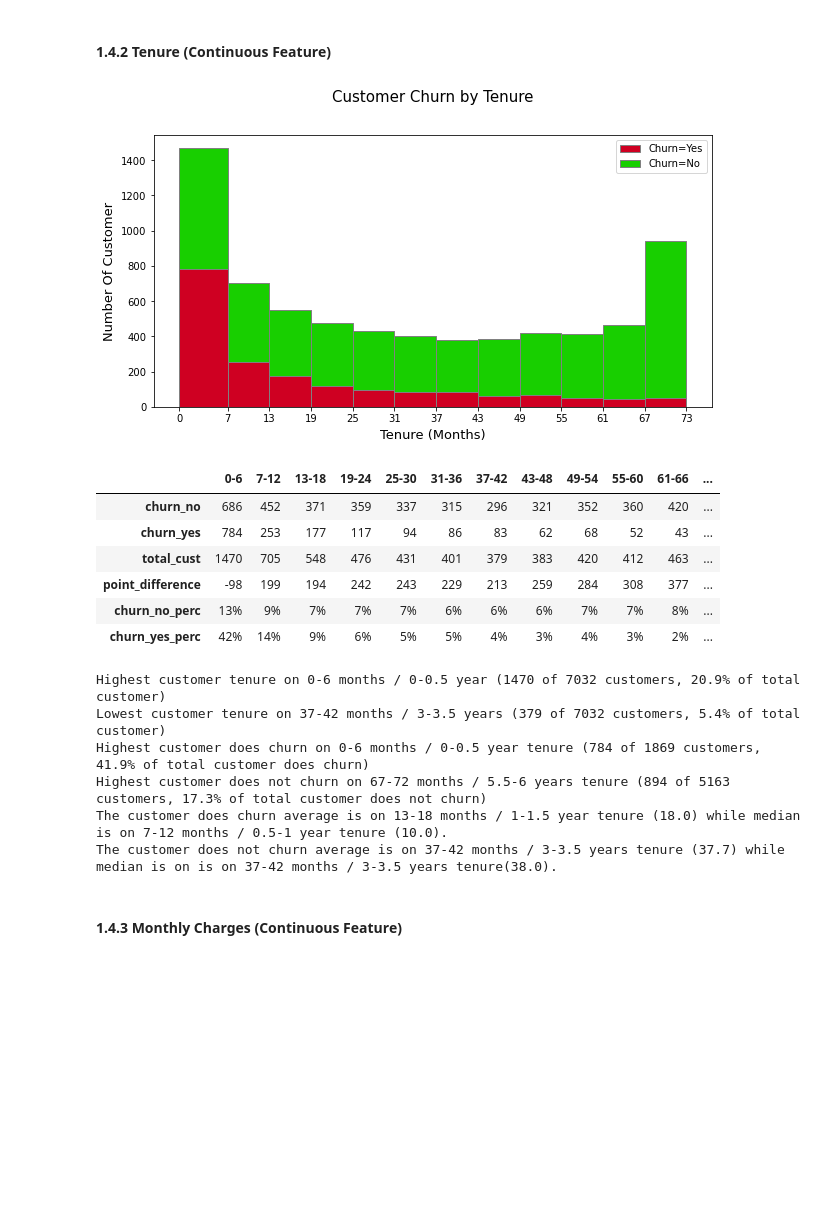
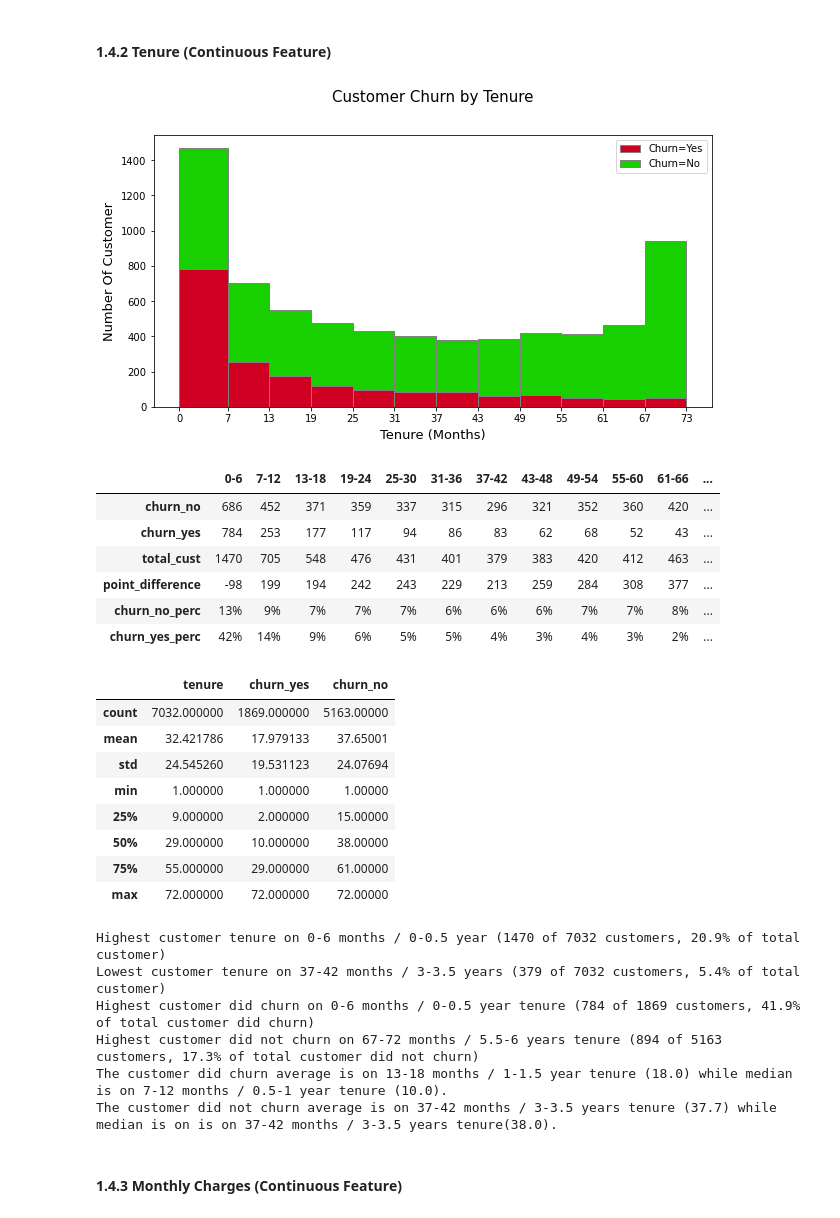
Before and after one commit to muhammadrifki1992/Project, a Jupyter notebook: Project2.ipynb, the cells around one changed output. Drawn from its saved outputs; the diff is of its cells as text; code cells hidden in the pictures; blank space fills up the shorter version.

```diff
--- a/Project2.ipynb
+++ b/Project2.ipynb
@@ -275,8 +279,9 @@ print('{:,} of {:,} customers did not churn and it is the {:.2f}% of the dataset
 # %%
 tc_y = df1[df1.Churn=='Yes'].tenure.reset_index(drop=True)
 tc_n = df1[df1.Churn=='No'].tenure.reset_index(drop=True)
-tc0 = pd.concat([tc_y, tc_n], axis=1)
-tc0.columns = ['churn_yes', 'churn_no']
+tc = pd.concat([df1.tenure, tc_y, tc_n], axis=1)
+tc.columns = ['tenure', 'churn_yes', 'churn_no']
+
 
 #Visualization
 with sns.color_palette(['#cf0022', '#18cf00']):
@@ -295,55 +300,69 @@ plt.show()
 tc_yr = tc_y.replace(range(0, 7), '0-6').replace(range(7, 13), '7-12').replace(range(13, 19), '13-18').replace(range(19, 25), '19-24').replace(range(25, 31), '25-30').replace(range(31, 37), '31-36').replace(range(37, 43), '37-42').replace(range(43, 49), '43-48').replace(range(49, 55), '49-54').replace(range(55, 61), '55-60').replace(range(61, 67), '61-66').replace(range(67, 73), '67-72')
 tc_nr = tc_n.replace(range(0, 7), '0-6').replace(range(7, 13), '7-12').replace(range(13, 19), '13-18').replace(range(19, 25), '19-24').replace(range(25, 31), '25-30').replace(range(31, 37), '31-36').replace(range(37, 43), '37-42').replace(range(43, 49), '43-48').replace(range(49, 55), '49-54').replace(range(55, 61), '55-60').replace(range(61, 67), '61-66').replace(range(67, 73), '67-72')
 
-tc = pd.concat([tc_yr, tc_nr], axis=1)
-tc.columns = ['churn_yes', 'churn_no']
+tc0 = pd.concat([tc_yr, tc_nr], axis=1)
+tc0.columns = ['churn_yes', 'churn_no']
 
 churn_index = ['0-6', '7-12', '13-18', '19-24', '25-30', '31-36', '37-42', '43-48', '49-54', '55-60', '61-66', '67-72']
-tc_yr1 = tc['churn_yes'].value_counts().reindex(churn_index).to_frame()
-tc_nr1 = tc['churn_no'].value_counts().reindex(churn_index).to_frame()
+tc_yr1 = tc0['churn_yes'].value_counts().reindex(churn_index).to_frame()
+tc_nr1 = tc0['churn_no'].value_counts().reindex(churn_index).to_frame()
 
 tc_table = pd.concat([tc_yr1, tc_nr1], axis=1)
 
 tc_table['total_cust'] = (tc_table['churn_yes'] + tc_table['churn_no'])
 tc_table['point_difference'] = tc_table['churn_no'] - tc_table['churn_yes']
 tc_table['churn_no_perc'] = (tc_table['churn_no']  / tc_table['churn_no'].sum())
 tc_table['churn_no_perc'] = tc_table['churn_no_perc'].map("{:.0%}".format)
 tc_table['churn_yes_perc'] = (tc_table['churn_yes']  / tc_table['churn_yes'].sum())
 tc_table['churn_yes_perc'] = tc_table['churn_yes_perc'].map("{:.0%}".format)
 
 table_index = ['churn_no', 'churn_yes', 'total_cust', 'point_difference', 'churn_no_perc', 'churn_yes_perc']
 
 tc_table = tc_table.transpose().reindex(table_index)
 
 display(tc_table)
 
-#summary
-print('\n\nHighest customer tenure on 0-6 months / 0-0.5 year ({} of {} customers, {:.1%} of total customer)'.format(tc_table.loc['total_cust', '0-6'], tc_table.loc['total_cust'].sum(), tc_table.loc['total_cust', '0-6'] / tc_table.loc['total_cust'].sum()))
+
+#Descriptive Statistics
+display(tc.describe())
+
+
+#Summary
+print('\nHighest customer tenure on 0-6 months / 0-0.5 year ({} of {} customers, {:.1%} of total customer)'.format(tc_table.loc['total_cust', '0-6'], tc_table.loc['total_cust'].sum(), tc_table.loc['total_cust', '0-6'] / tc_table.loc['total_cust'].sum()))
 
 print('Lowest customer tenure on 37-42 months / 3-3.5 years ({} of {} customers, {:.1%} of total customer)'.format(tc_table.loc['total_cust', '37-42'], tc_table.loc['total_cust'].sum(), tc_table.loc['total_cust', '37-42'] / tc_table.loc['total_cust'].sum()))
 
-print('Highest customer does churn on 0-6 months / 0-0.5 year tenure ({} of {} customers, {:.1%} of total customer does churn)'.format(tc_table.loc['churn_yes', '0-6'], tc_table.loc['churn_yes'].sum(), tc_table.loc['churn_yes', '0-6'] / tc_table.loc['churn_yes'].sum()))
+print('Highest customer did churn on 0-6 months / 0-0.5 year tenure ({} of {} customers, {:.1%} of total customer did churn)'.format(tc_table.loc['churn_yes', '0-6'], tc_table.loc['churn_yes'].sum(), tc_table.loc['churn_yes', '0-6'] / tc_table.loc['churn_yes'].sum()))
 
-print('Highest customer does not churn on 67-72 months / 5.5-6 years tenure ({} of {} customers, {:.1%} of total customer does not churn)'.format(tc_table.loc['churn_no', '67-72'], tc_table.loc['churn_no'].sum(), tc_table.loc['churn_no', '67-72'] / tc_table.loc['churn_no'].sum()))
+print('Highest customer did not churn on 67-72 months / 5.5-6 years tenure ({} of {} customers, {:.1%} of total customer did not churn)'.format(tc_table.loc['churn_no', '67-72'], tc_table.loc['churn_no'].sum(), tc_table.loc['churn_no', '67-72'] / tc_table.loc['churn_no'].sum()))
 
-print('The customer does churn average is on 13-18 months / 1-1.5 year tenure ({:.1f}) while median is on 7-12 months / 0.5-1 year tenure ({:.1f}).'.format(tc_y.mean(), tc_y.median()))
+print('The customer did churn average is on 13-18 months / 1-1.5 year tenure ({:.1f}) while median is on 7-12 months / 0.5-1 year tenure ({:.1f}).'.format(tc_y.mean(), tc_y.median()))
 
-print('The customer does not churn average is on 37-42 months / 3-3.5 years tenure ({:.1f}) while median is on is on 37-42 months / 3-3.5 years tenure({:.1f}).'.format(tc_n.mean(), tc_n.median()))
+print('The customer did not churn average is on 37-42 months / 3-3.5 years tenure ({:.1f}) while median is on is on 37-42 months / 3-3.5 years tenure({:.1f}).'.format(tc_n.mean(), tc_n.median()))
 # %% [output]
 [figure]
 |  | 0-6 | 7-12 | 13-18 | 19-24 | 25-30 | 31-36 | 37-42 | 43-48 | 49-54 | 55-60 | 61-66 | ... |
 | churn_no | 686 | 452 | 371 | 359 | 337 | 315 | 296 | 321 | 352 | 360 | 420 | ... |
 | churn_yes | 784 | 253 | 177 | 117 | 94 | 86 | 83 | 62 | 68 | 52 | 43 | ... |
 | total_cust | 1470 | 705 | 548 | 476 | 431 | 401 | 379 | 383 | 420 | 412 | 463 | ... |
 | point_difference | -98 | 199 | 194 | 242 | 243 | 229 | 213 | 259 | 284 | 308 | 377 | ... |
 | churn_no_perc | 13% | 9% | 7% | 7% | 7% | 6% | 6% | 6% | 7% | 7% | 8% | ... |
 | churn_yes_perc | 42% | 14% | 9% | 6% | 5% | 5% | 4% | 3% | 4% | 3% | 2% | ... |
+|  | tenure | churn_yes | churn_no |
+| count | 7032.000000 | 1869.000000 | 5163.00000 |
+| mean | 32.421786 | 17.979133 | 37.65001 |
+| std | 24.545260 | 19.531123 | 24.07694 |
+| min | 1.000000 | 1.000000 | 1.00000 |
+| 25% | 9.000000 | 2.000000 | 15.00000 |
+| 50% | 29.000000 | 10.000000 | 38.00000 |
+| 75% | 55.000000 | 29.000000 | 61.00000 |
+| max | 72.000000 | 72.000000 | 72.00000 |
 Highest customer tenure on 0-6 months / 0-0.5 year (1470 of 7032 customers, 20.9% of total customer)
 Lowest customer tenure on 37-42 months / 3-3.5 years (379 of 7032 customers, 5.4% of total customer)
-Highest customer does churn on 0-6 months / 0-0.5 year tenure (784 of 1869 customers, 41.9% of total customer does churn)
-Highest customer does not churn on 67-72 months / 5.5-6 years tenure (894 of 5163 customers, 17.3% of total customer does not churn)
-The customer does churn average is on 13-18 months / 1-1.5 year tenure (18.0) while median is on 7-12 months / 0.5-1 year tenure (10.0).
-The customer does not churn average is on 37-42 months / 3-3.5 years tenure (37.7) while median is on is on 37-42 months / 3-3.5 years tenure(38.0).
+Highest customer did churn on 0-6 months / 0-0.5 year tenure (784 of 1869 customers, 41.9% of total customer did churn)
+Highest customer did not churn on 67-72 months / 5.5-6 years tenure (894 of 5163 customers, 17.3% of total customer did not churn)
+The customer did churn average is on 13-18 months / 1-1.5 year tenure (18.0) while median is on 7-12 months / 0.5-1 year tenure (10.0).
+The customer did not churn average is on 37-42 months / 3-3.5 years tenure (37.7) while median is on is on 37-42 months / 3-3.5 years tenure(38.0).
 # %%
 # def count_range_in_list(li, min, max):
 # 	ctr = 0
```
Also changed, not shown: parts of 15 cells of this notebook.
